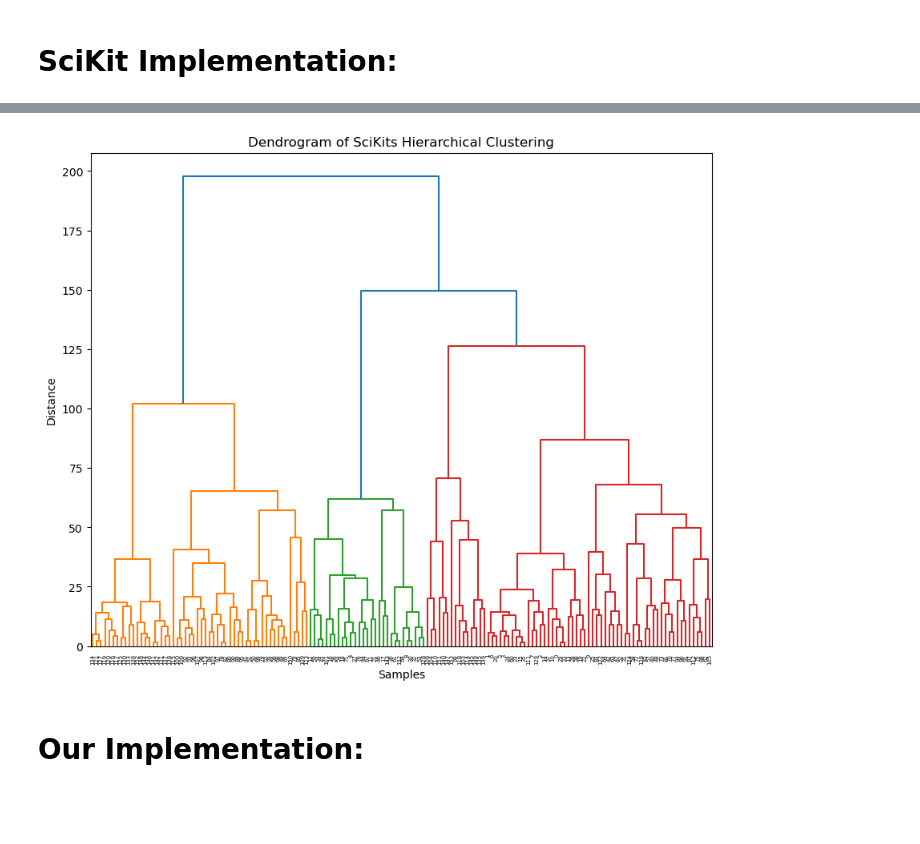
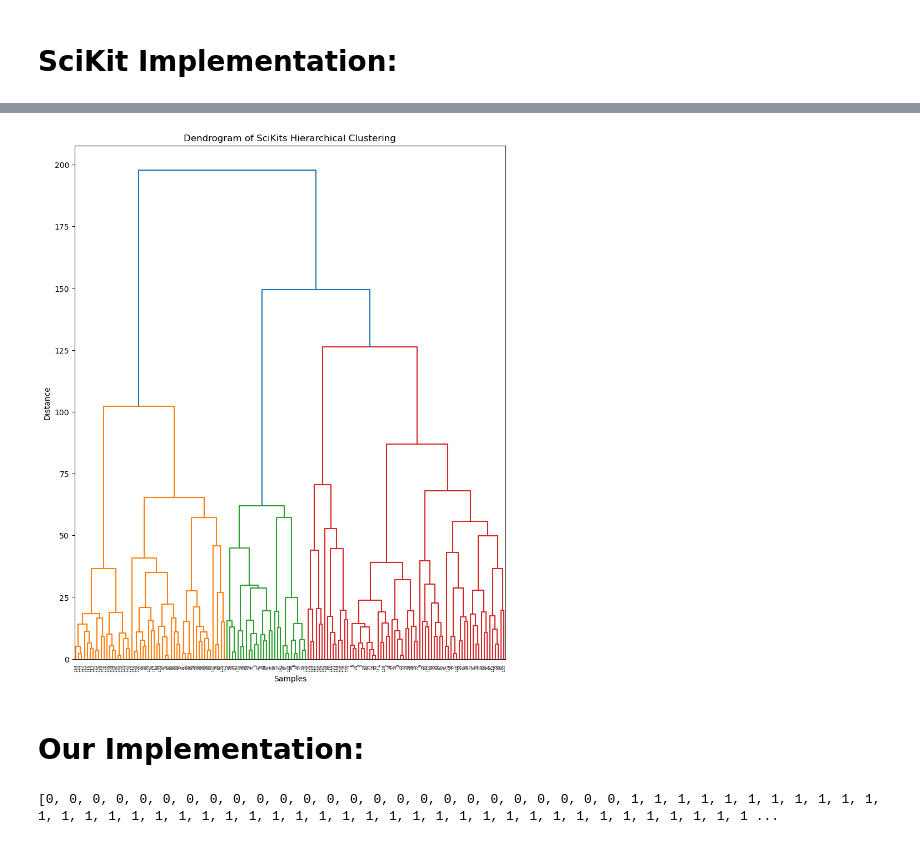
Before and after one commit to vratins/AsthmaClustering, a Jupyter notebook: hierarchicalClustering.ipynb, the cells around one changed output, grey strips where cells are left out. Saved outputs shown, nothing was run; the diff lists cells and outputs as text; code cells hidden in the pictures; blank space fills up the shorter version.

```diff
--- a/hierarchicalClustering.ipynb
+++ b/hierarchicalClustering.ipynb
@@ -30,14 +47,14 @@ SKclusters, SKclusterLabels = SKheirarichalClustering(data, clusterNum)
 # %%
 SKclusters.fit(data)
 Z = linkage(SKclusters.children_, method='average')
-plt.figure(figsize=(10, 8))
+plt.figure(figsize=(10, 12))
 dendrogram(Z)
 plt.title('Dendrogram of SciKits Hierarchical Clustering')
 plt.xlabel('Samples')
 plt.ylabel('Distance')
 plt.show()
 # %% [output]
-[figure, old version]
+[figure, new version]
 # %% [markdown]
 # Our Implementation:
 # %%
@@ -82,2 +148,23 @@ distMatrix = distanceMatrix(data)
+# %%
+clusters = heirarichalClustering(data, clusterNum)
+clusterDict = {"0":[], "1":[], "2":[], "3":[]}
+for i in range(len(clusters)):
+    label = str(i)
+    clusterDict[label] = clusters[i]
+# print(clusterDict)
+
+clusterLabelList = []
+for i in range(len(data)):
+    for j in clusterDict:
+        for k in clusterDict[j]: #-->154
+            if k == i:
+                clusterLabelList.append(int(j))
+print(clusterLabelList)
+
+distMatrix = distanceMatrix(data)
+# orange - cluster 3/2, green - cluster 0, red - cluster 1,
+# singleLinkage(data)
+# %% [output]
+[0, 0, 0, 0, 0, 0, 0, 0, 0, 0, 0, 0, 0, 0, 0, 0, 0, 0, 0, 0, 0, 0, 0, 0, 0, 1, 1, 1, 1, 1, 1, 1, 1, 1, 1, 1, 1, 1, 1, 1, 1, 1, 1, 1, 1, 1, 1, 1, 1, 1, 1, 1, 1, 1, 1, 1, 1, 1, 1, 1, 1, 1, 1, 1, 1, 1, 1 ...
 # %%
 Z = linkage(distMatrix, method='average')
```
Also changed, not shown: parts of 8 cells of this notebook.
